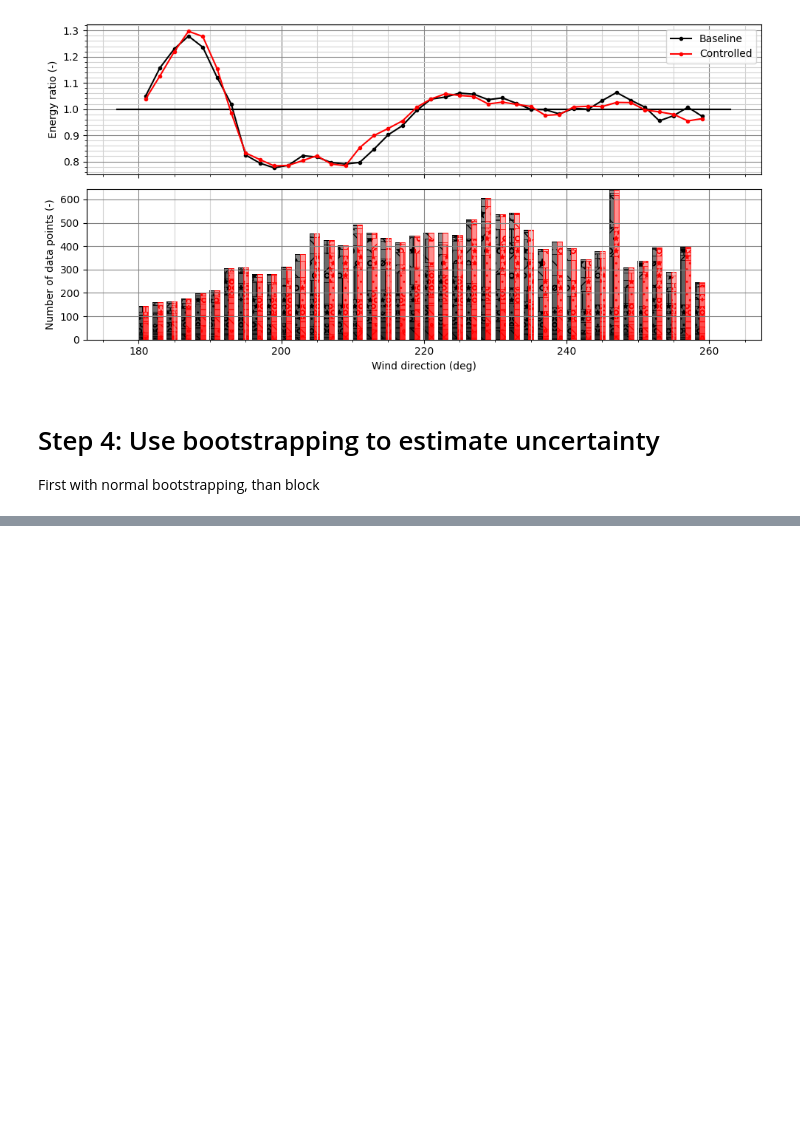
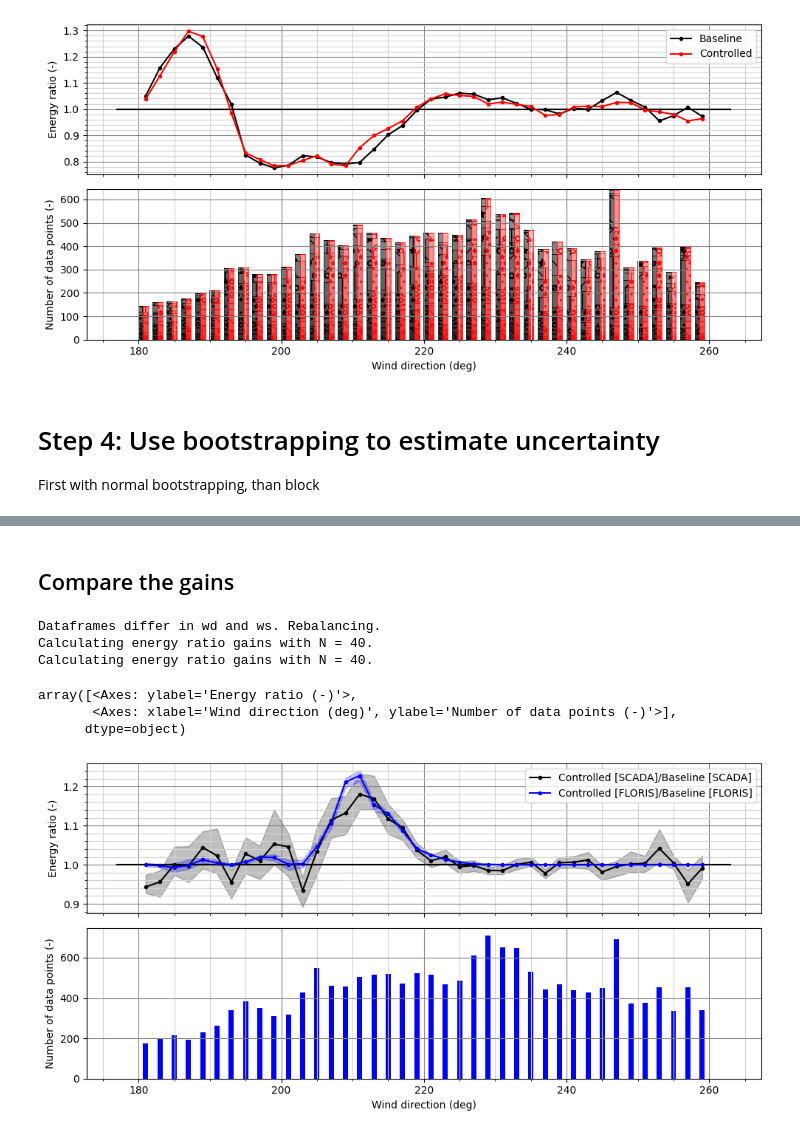
Before and after one commit to NREL/flasc, a Jupyter notebook: examples_smarteole/06_wake_steering_analysis.ipynb, the cells around one changed output, grey strips where cells are left out. Drawn from its saved outputs; the diff is of its cells as text; code cells hidden in the pictures; blank space fills up the shorter version.

```diff
--- a/examples_smarteole/05_field_campaign_analysis.ipynb
+++ b/examples_smarteole/06_wake_steering_analysis.ipynb
@@ -309,0 +401,20 @@ array([<Axes: ylabel='Energy ratio (-)'>,
+# %% [markdown]
+## Compare the gains
+# %%
+# Downstream only
+s.get_energy_ratios_gain(
+            test_turbines=[4],
+            ws_step=1.0,
+            wd_bin_width=2.0,
+            wd_step=2.0,
+            N=40
+        )
+s.plot_energy_ratio_gains(show_barplot_legend=False)
+# %% [output]
+Dataframes differ in wd and ws. Rebalancing.
+Calculating energy ratio gains with N = 40.
+Calculating energy ratio gains with N = 40.
+array([<Axes: ylabel='Energy ratio (-)'>,
+       <Axes: xlabel='Wind direction (deg)', ylabel='Number of data points (-)'>],
+      dtype=object)
+[figure, added]
```
Also changed, not shown: parts of 14 cells of this notebook, 1 other file.
